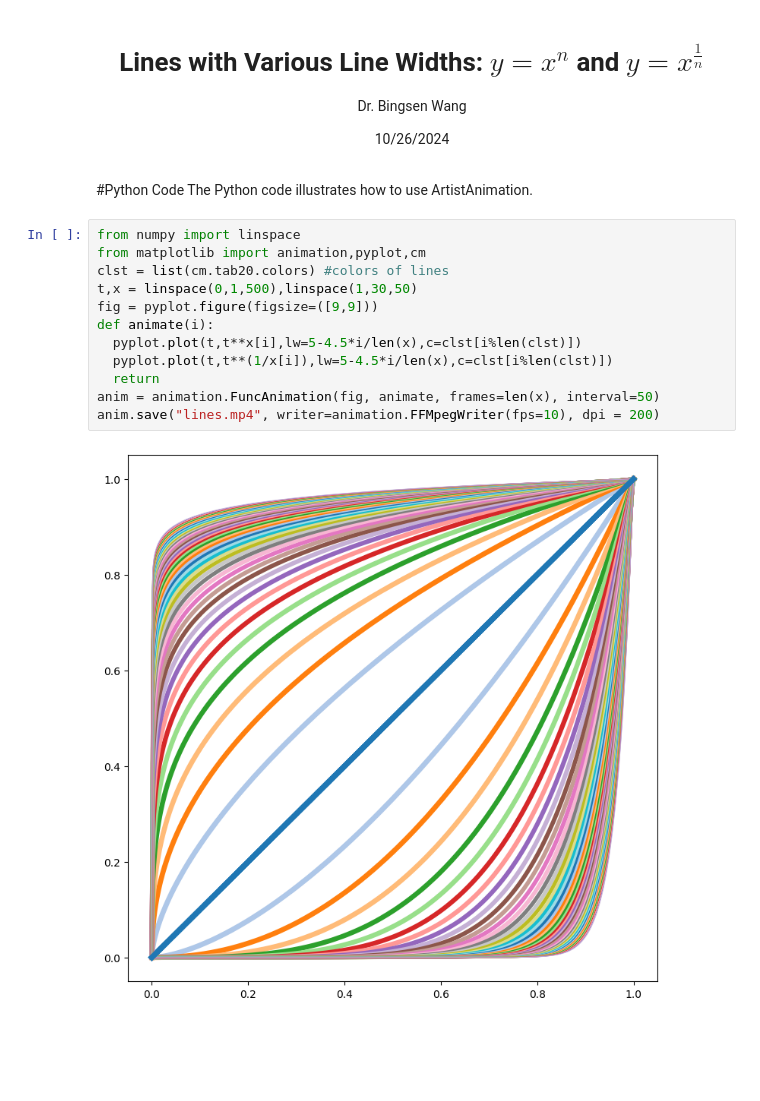
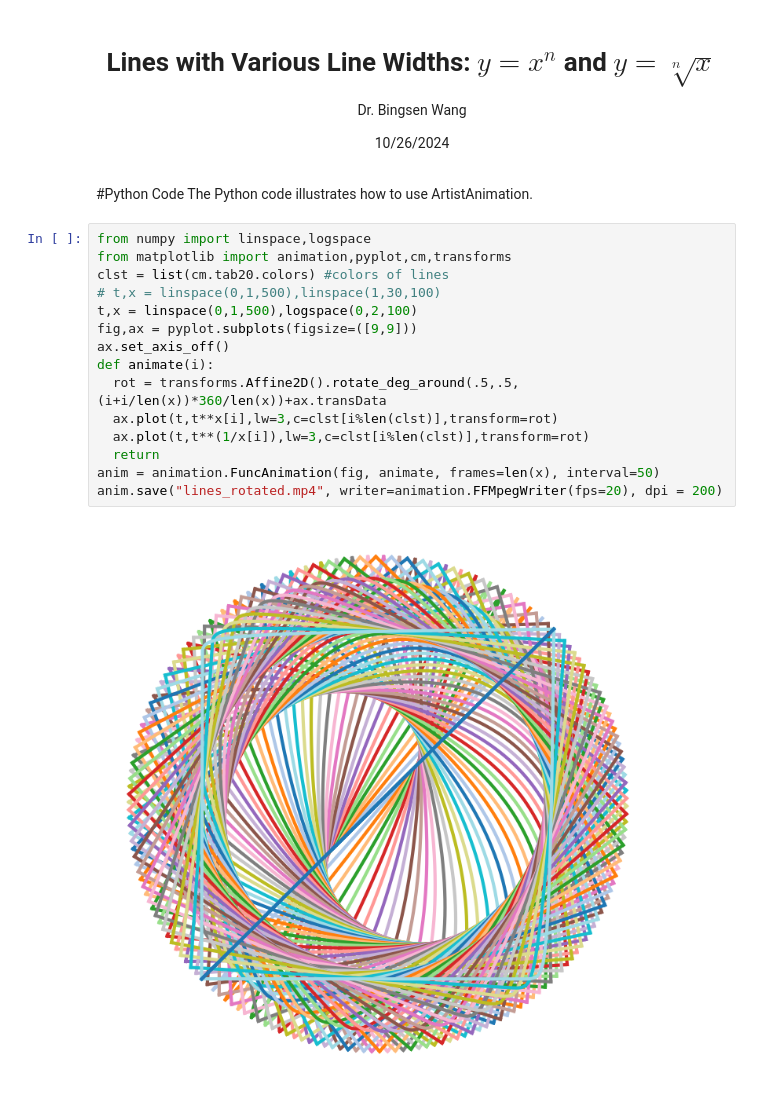
Before and after one commit to bingsen-wang/Python-Examples, a Jupyter notebook: PythonExample_exponentials.ipynb, the cells around one changed output. Cells and saved outputs as stored; diff of their text form; blank space fills up the shorter version.

```diff
--- a/PythonExample_exponentials.ipynb
+++ b/PythonExample_exponentials.ipynb
@@ -1,7 +1,7 @@
 # %% [markdown]
 <a href="https://colab.research.google.com/github/bingsen-wang/Python-Examples/blob/main/PythonExample_exponentials.ipynb" target="_parent"><img src="https://colab.research.google.com/assets/colab-badge.svg" alt="Open In Colab"/></a>
 # %% [markdown]
-<center><h1><b>Lines with Various Line Widths: $y=x^n$ and $y=x^\frac{1}{n}$</h1></b>
+<center><h1><b>Lines with Various Line Widths: $y=x^n$ and $y=\sqrt[n]{x}$</h1></b>
 
 Dr. Bingsen Wang
 
@@ -11,16 +11,19 @@ Dr. Bingsen Wang
 #Python Code
 The Python code illustrates how to use ArtistAnimation.
 # %%
-from numpy import linspace
-from matplotlib import animation,pyplot,cm
+from numpy import linspace,logspace
+from matplotlib import animation,pyplot,cm,transforms
 clst = list(cm.tab20.colors) #colors of lines
-t,x = linspace(0,1,500),linspace(1,30,50)
-fig = pyplot.figure(figsize=([9,9]))
+# t,x = linspace(0,1,500),linspace(1,30,100)
+t,x = linspace(0,1,500),logspace(0,2,100)
+fig,ax = pyplot.subplots(figsize=([9,9]))
+ax.set_axis_off()
 def animate(i):
-  pyplot.plot(t,t**x[i],lw=5-4.5*i/len(x),c=clst[i%len(clst)])
-  pyplot.plot(t,t**(1/x[i]),lw=5-4.5*i/len(x),c=clst[i%len(clst)])
+  rot = transforms.Affine2D().rotate_deg_around(.5,.5,(i+i/len(x))*360/len(x))+ax.transData
+  ax.plot(t,t**x[i],lw=3,c=clst[i%len(clst)],transform=rot)
+  ax.plot(t,t**(1/x[i]),lw=3,c=clst[i%len(clst)],transform=rot)
   return
 anim = animation.FuncAnimation(fig, animate, frames=len(x), interval=50)
-anim.save("lines.mp4", writer=animation.FFMpegWriter(fps=10), dpi = 200)
+anim.save("lines_rotated.mp4", writer=animation.FFMpegWriter(fps=20), dpi = 200)
 # %% [output]
-[figure, old version]
+[figure, new version]
```
